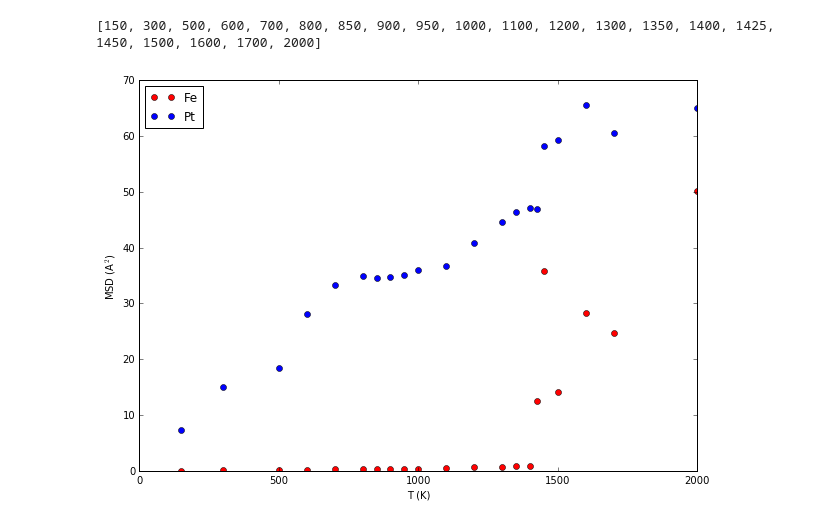
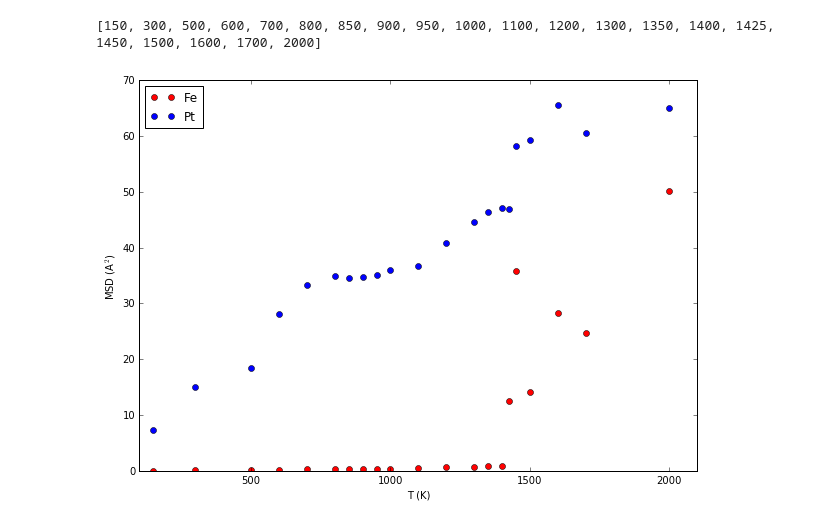
Before and after one commit to jochym/abinitio-workshop, a Jupyter notebook: notebooks/Amplitudy.ipynb, the cells around one changed output. Saved outputs shown, nothing was run; the diff lists cells and outputs as text; code cells hidden in the pictures.

```diff
--- a/notebooks/Amplitudy.ipynb
+++ b/notebooks/Amplitudy.ipynb
@@ -65,10 +65,11 @@ msd=array(msd).T
 # %%
 # Narysujmy wyniki
 plt.figure(figsize=(10,7))
 plt.plot(msd[0],msd[1],'ro',label='Fe')
 plt.plot(msd[0],msd[2],'bo',label='Pt')
 plt.xlabel('T (K)')
 plt.ylabel('MSD (A$^2$)')
+plt.xlim(100,2100)
 plt.legend(loc='best');
 # %% [output]
-[figure, old version]
+[figure, new version]
```
Also changed, not shown: parts of 1 cell of this notebook, 4 other files.
